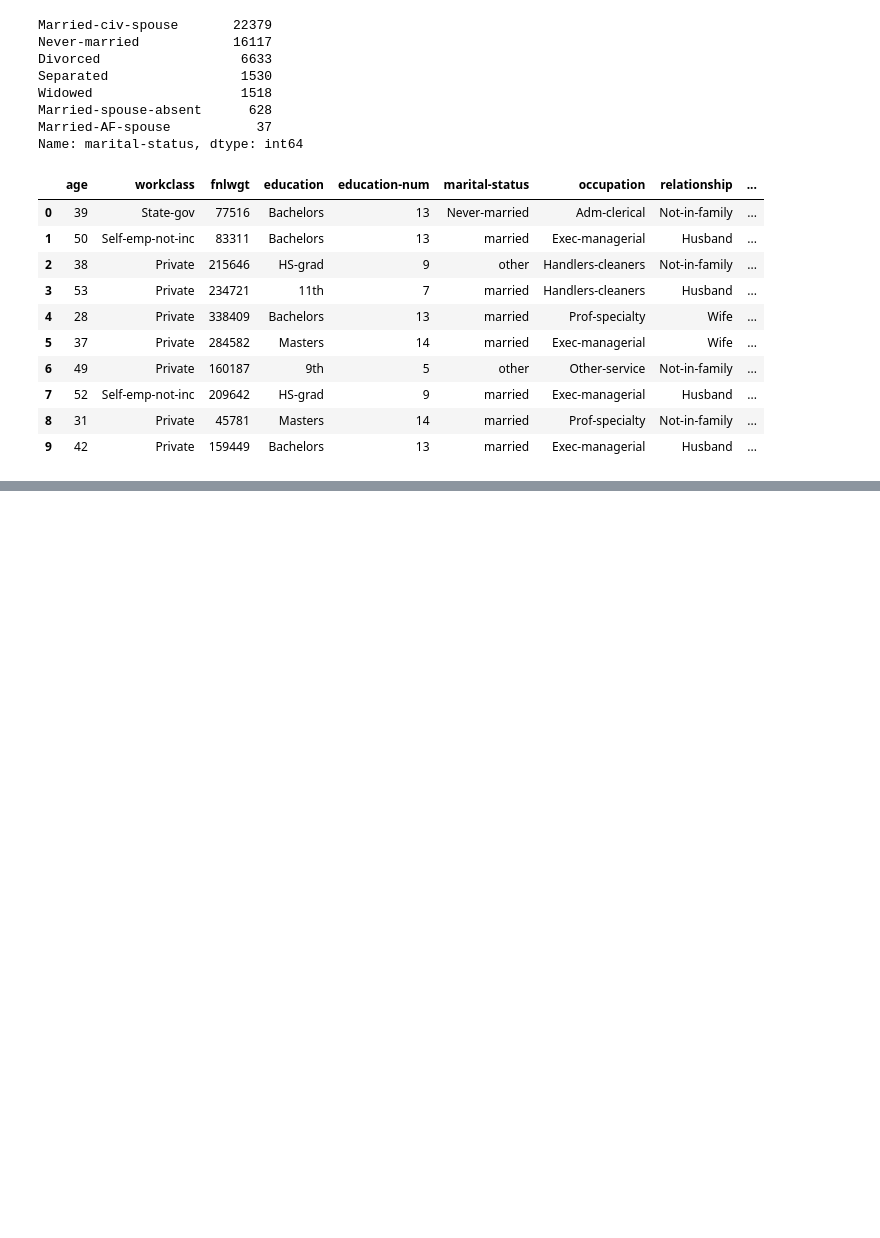
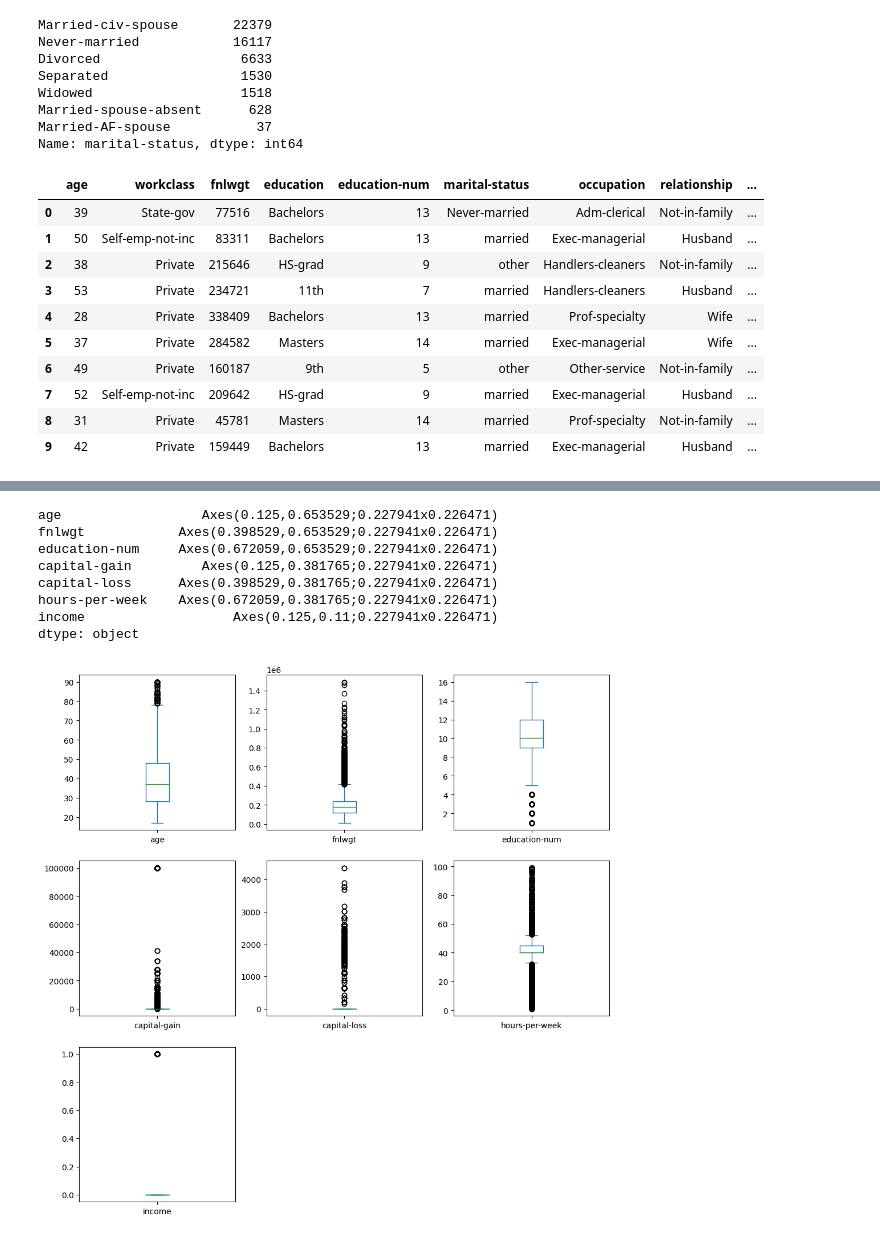
Before and after one commit to SabeehaMazahir/MachineLearning, a Jupyter notebook: ML_CW_NEW.ipynb, the cells around one changed output, grey strips where cells are left out. Saved outputs shown, nothing was run; the diff lists cells and outputs as text; code cells hidden in the pictures; blank space fills up the shorter version.

```diff
--- a/ML_CW_NEW.ipynb
+++ b/ML_CW_NEW.ipynb
@@ -289,0 +346,13 @@ df.head(10)
+# %%
+# Boxplot
+df.plot(kind='box', figsize=(12,12), layout=(3,3), sharex=False, subplots=True)
+# %% [output]
+age                  Axes(0.125,0.653529;0.227941x0.226471)
+fnlwgt            Axes(0.398529,0.653529;0.227941x0.226471)
+education-num     Axes(0.672059,0.653529;0.227941x0.226471)
+capital-gain         Axes(0.125,0.381765;0.227941x0.226471)
+capital-loss      Axes(0.398529,0.381765;0.227941x0.226471)
+hours-per-week    Axes(0.672059,0.381765;0.227941x0.226471)
+income                   Axes(0.125,0.11;0.227941x0.226471)
+dtype: object
+[figure, added]
```
Also changed, not shown: parts of 24 cells of this notebook.
